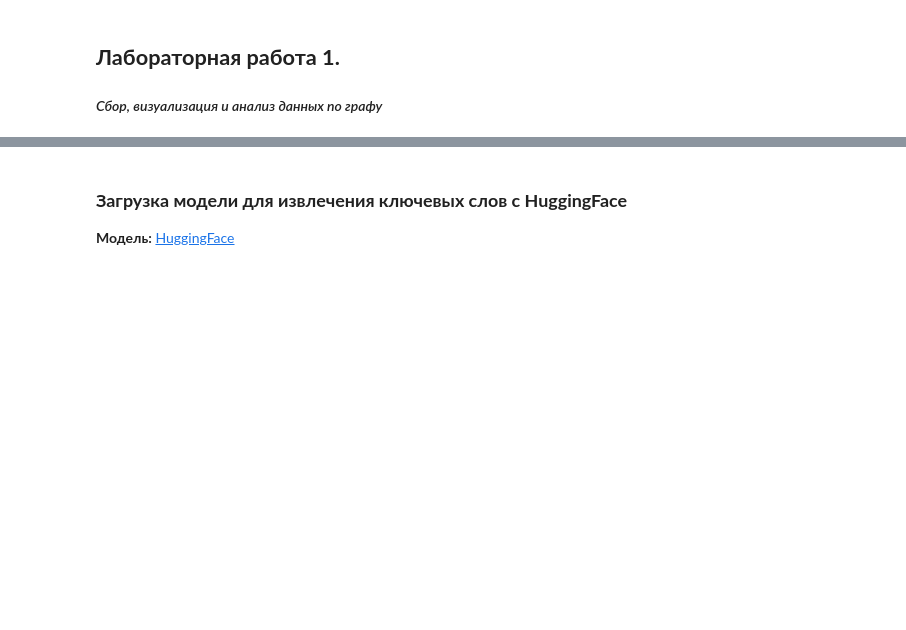
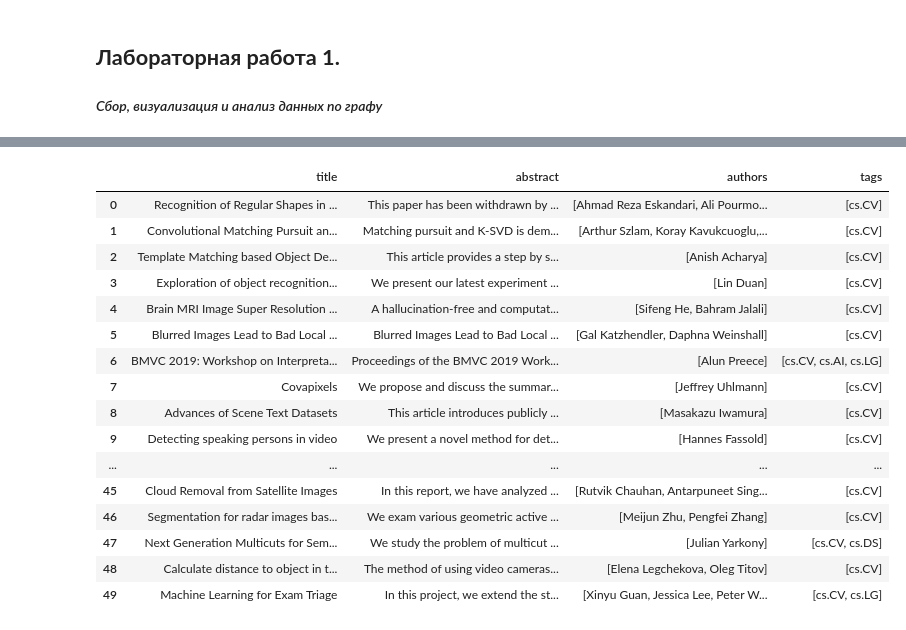
Before and after one commit to 21092004Goda/data_anal, a Jupyter notebook: Lab_1_Computer_Vision_and_Pattern_Recognition.ipynb, the cells around one changed output, grey strips where cells are left out. Saved outputs shown, nothing was run; the diff lists cells and outputs as text; code cells hidden in the pictures; blank space fills up the shorter version.

```diff
--- a/Lab_1_Computer_Vision_and_Pattern_Recognition.ipynb
+++ b/Lab_1_Computer_Vision_and_Pattern_Recognition.ipynb
@@ -31,5 +21,6 @@ url = f"{base_url}search_query={search_query}&start={start}&max_results={max_res
-# %%
-# Выполнение запроса и разбор ответа
-with libreq.urlopen(url) as response:
-    data = response.read()
-feed = feedparser.parse(data)
+# %%
+# unique titles
+
+docs = feedparser.parse(r)
+titles = [d["title"] for d in docs["entries"]]
+len(set(titles))
@@ -36,14 +68,10 @@ feed = feedparser.parse(data)
 # %%
-# Извлечение нужных данных
-articles = []
-for entry in feed.entries:
-    authors = ', '.join(author.name for author in entry.authors)
-    tags = [tag['term'] for tag in entry.get('tags', [])]
-    articles.append({
-        'title': entry.title,
-        'abstract': entry.summary,
-        'authors': authors,
-        'tags': ", ".join(tags),
-        'published': entry.published,
-        'arxiv_url': entry.link
-    })
+%time
+
+pubs = []
+for entry in docs["entries"]:
+  data = {"title": entry['title'],
+          "abstract": entry['summary'],
+          "authors": [author['name'] for author in entry['authors']],
+          "tags": [tag['term'] for tag in entry['tags']]}
+  pubs.append(data)
@@ -55,4 +80,0 @@ df.head()
-# %% [markdown]
-### **Загрузка модели для извлечения ключевых слов с HuggingFace**
-
-**Модель:** [HuggingFace](https://huggingface.co/ilsilfverskiold/tech-keywords-extractor)
@@ -73,0 +81,21 @@ df.head()
+# %%
+df = pd.DataFrame(pubs)
+df
+# %% [output]
+|  | title | abstract | authors | tags |
+| 0 | Recognition of Regular Shapes in ... | This paper has been withdrawn by ... | [Ahmad Reza Eskandari, Ali Pourmo... | [cs.CV] |
+| 1 | Convolutional Matching Pursuit an... | Matching pursuit and K-SVD is dem... | [Arthur Szlam, Koray Kavukcuoglu,... | [cs.CV] |
+| 2 | Template Matching based Object De... | This article provides a step by s... | [Anish Acharya] | [cs.CV] |
+| 3 | Exploration of object recognition... | We present our latest experiment ... | [Lin Duan] | [cs.CV] |
+| 4 | Brain MRI Image Super Resolution ... | A hallucination-free and computat... | [Sifeng He, Bahram Jalali] | [cs.CV] |
+| 5 | Blurred Images Lead to Bad Local ... | Blurred Images Lead to Bad Local ... | [Gal Katzhendler, Daphna Weinshall] | [cs.CV] |
+| 6 | BMVC 2019: Workshop on Interpreta... | Proceedings of the BMVC 2019 Work... | [Alun Preece] | [cs.CV, cs.AI, cs.LG] |
+| 7 | Covapixels | We propose and discuss the summar... | [Jeffrey Uhlmann] | [cs.CV] |
+| 8 | Advances of Scene Text Datasets | This article introduces publicly ... | [Masakazu Iwamura] | [cs.CV] |
+| 9 | Detecting speaking persons in video | We present a novel method for det... | [Hannes Fassold] | [cs.CV] |
+| ... | ... | ... | ... | ... |
+| 45 | Cloud Removal from Satellite Images | In this report, we have analyzed ... | [Rutvik Chauhan, Antarpuneet Sing... | [cs.CV] |
+| 46 | Segmentation for radar images bas... | We exam various geometric active ... | [Meijun Zhu, Pengfei Zhang] | [cs.CV] |
+| 47 | Next Generation Multicuts for Sem... | We study the problem of multicut ... | [Julian Yarkony] | [cs.CV, cs.DS] |
+| 48 | Calculate distance to object in t... | The method of using video cameras... | [Elena Legchekova, Oleg Titov] | [cs.CV] |
+| 49 | Machine Learning for Exam Triage | In this project, we extend the st... | [Xinyu Guan, Jessica Lee, Peter W... | [cs.CV, cs.LG] |
```
Also changed, not shown: parts of 32 cells of this notebook.
